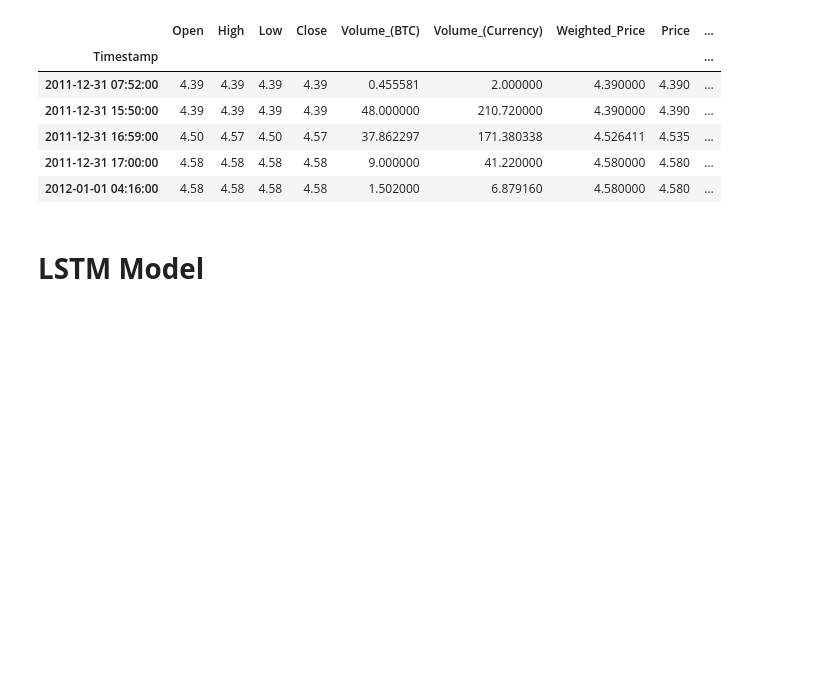
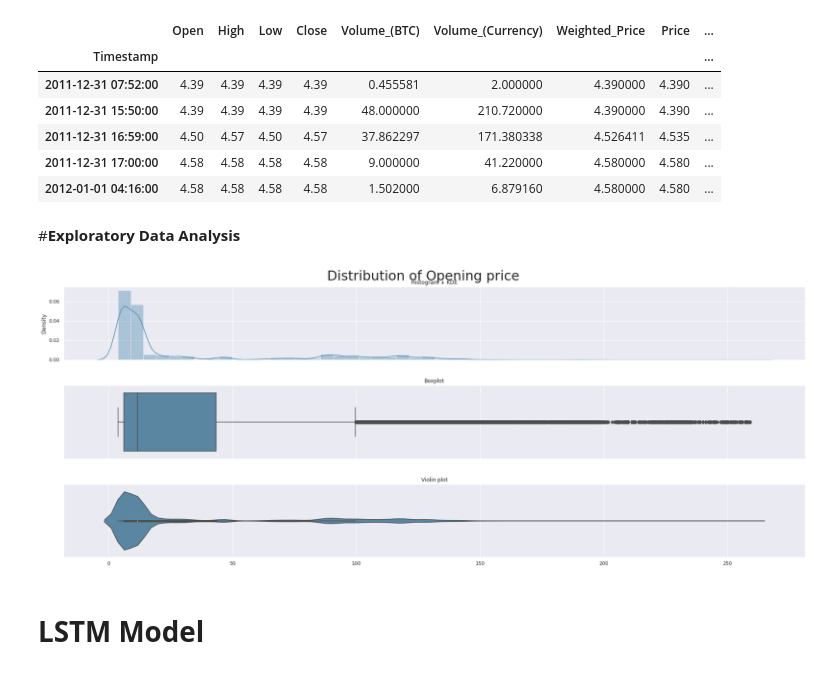
Before and after one commit to zhouchun0105/BA780-project, a Jupyter notebook: BA780.ipynb, the cells around one changed output. Drawn from its saved outputs; the diff is of its cells as text; code cells hidden in the pictures; blank space fills up the shorter version.

```diff
--- a/BA780.ipynb
+++ b/BA780.ipynb
@@ -72,6 +124,27 @@ df.head()
 | 2011-12-31 16:59:00 | 4.50 | 4.57 | 4.50 | 4.57 | 37.862297 | 171.380338 | 4.526411 | 4.535 | ... |
 | 2011-12-31 17:00:00 | 4.58 | 4.58 | 4.58 | 4.58 | 9.000000 | 41.220000 | 4.580000 | 4.580 | ... |
 | 2012-01-01 04:16:00 | 4.58 | 4.58 | 4.58 | 4.58 | 1.502000 | 6.879160 | 4.580000 | 4.580 | ... |
+# %% [markdown]
+#**Exploratory Data Analysis**
+# %%
+def triple_plot(x, title,c):
+    fig, ax = plt.subplots(3,1,figsize=(25,10),sharex=True)
+    sns.distplot(x, ax=ax[0],color=c)
+    ax[0].set(xlabel=None)
+    ax[0].set_title('Histogram + KDE')
+    sns.boxplot(x, ax=ax[1],color=c)
+    ax[1].set(xlabel=None)
+    ax[1].set_title('Boxplot')
+    sns.violinplot(x, ax=ax[2],color=c)
+    ax[2].set(xlabel=None)
+    ax[2].set_title('Violin plot')
+    fig.suptitle(title, fontsize=30)
+    plt.tight_layout(pad=3.0)
+    plt.show()
+# %%
+triple_plot(df['Open'],'Distribution of Opening price',custom_colors[0])
+# %% [output]
+[figure, added]
 # %% [markdown]
 # **LSTM Model**
 # %% [markdown]
```
Also changed, not shown: parts of 9 cells of this notebook.
